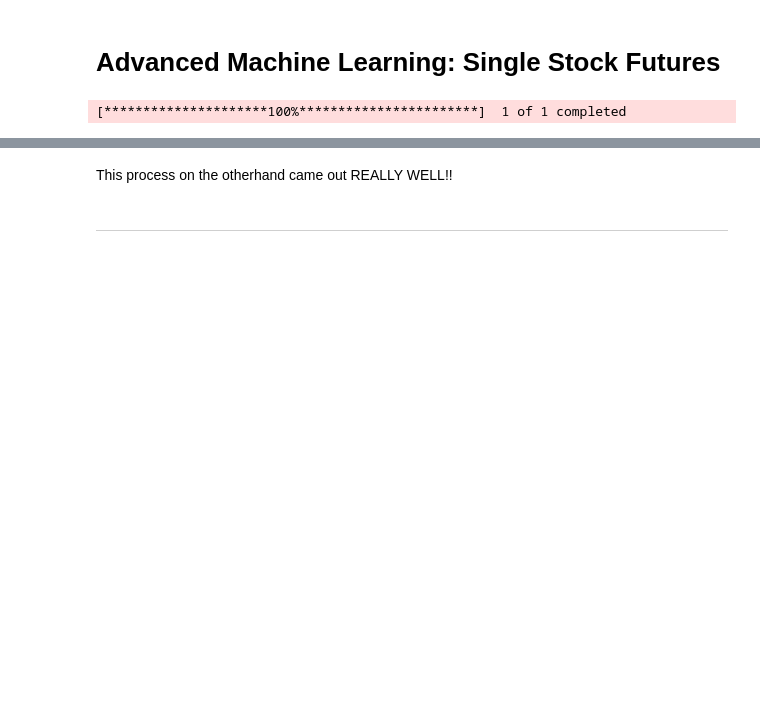
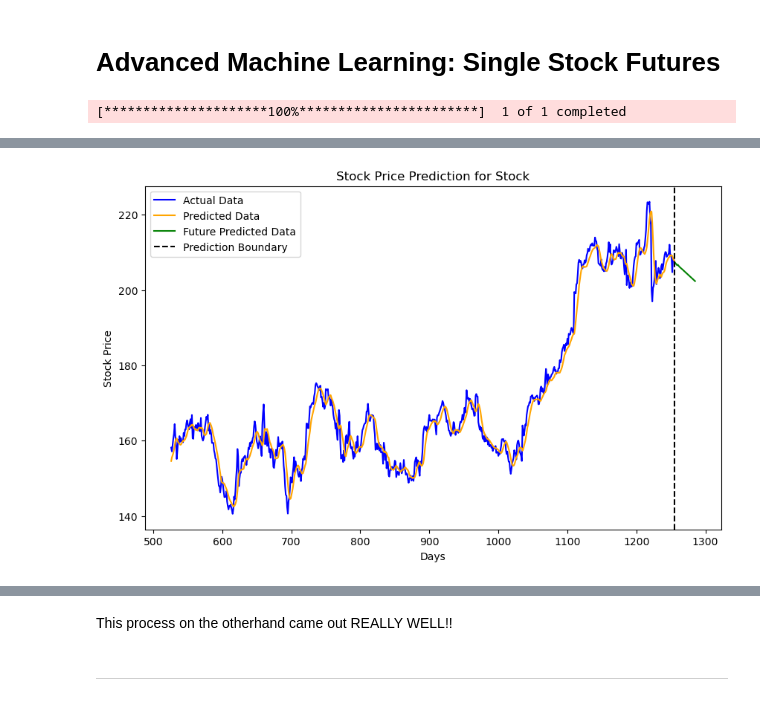
Before and after one commit to DavidS36/Stock-Prediction, a Jupyter notebook: stock model.ipynb, the cells around one changed output, grey strips where cells are left out. Drawn from its saved outputs; the diff is of its cells as text; code cells hidden in the pictures; blank space fills up the shorter version.

Commit message:
Finalized Notebooks

```diff
--- a/stock model.ipynb
+++ b/stock model.ipynb
@@ -695,36 +726,38 @@ Predicted Prices for the next 14 days (using ensemble averaging): [[207.97527]
 # %%
-# # Number of days to zoom in on
-# zoom_days = 730
+# Number of days to zoom in on
+zoom_days = 730
 
-# # Create a timeline for the final `zoom_days` of the actual data and original predictions
-# days = np.arange(len(original_data))[-zoom_days:]  # Last `zoom_days` days for the actual data
-# predicted_days = np.arange(len(original_data))[-zoom_days:]  # Adjust for the predicted data's timeline
-# future_days = np.arange(len(original_data), len(original_data) + len(predicted_prices))  # Future timeline
+# Create a timeline for the final `zoom_days` of the actual data and original predictions
+days = np.arange(len(original_data))[-zoom_days:]  # Last `zoom_days` days for the actual data
+predicted_days = np.arange(len(original_data))[-zoom_days:]  # Adjust for the predicted data's timeline
+future_days = np.arange(len(original_data), len(original_data) + len(predicted_prices))  # Future timeline
 
-# plt.figure(figsize=(10, 6))
+plt.figure(figsize=(10, 6))
 
-# # Plot last `zoom_days` of actual data in blue
-# plt.plot(days, original_data[-zoom_days:], label='Actual Data', color='blue')
+# Plot last `zoom_days` of actual data in blue
+plt.plot(days, original_data[-zoom_days:], label='Actual Data', color='blue')
 
-# # Plot last `zoom_days` of original predictions in orange
-# plt.plot(predicted_days, predicted_data[-zoom_days:], label='Predicted Data', color='orange')
+# Plot last `zoom_days` of original predictions in orange
+plt.plot(predicted_days, predicted_data[-zoom_days:], label='Predicted Data', color='orange')
 
-# # Plot future predictions in green after the dotted line
-# plt.plot(future_days, predicted_prices, label='Future Predicted Data', color='green')
+# Plot future predictions in green after the dotted line
+plt.plot(future_days, predicted_prices, label='Future Predicted Data', color='green')
 
-# # Add a vertical dotted line at the point where the future predictions start
-# plt.axvline(x=len(original_data) - 1, color='black', linestyle='--', label='Prediction Boundary')
+# Add a vertical dotted line at the point where the future predictions start
+plt.axvline(x=len(original_data) - 1, color='black', linestyle='--', label='Prediction Boundary')
 
-# # Add labels and title
-# plt.xlabel('Days')
-# plt.ylabel('Stock Price')
-# plt.title('Stock Price Prediction for Stock')
+# Add labels and title
+plt.xlabel('Days')
+plt.ylabel('Stock Price')
+plt.title('Stock Price Prediction for Stock')
 
-# # Show legend
-# plt.legend()
+# Show legend
+plt.legend()
 
-# # Show plot
-# plt.show()
+# Show plot
+plt.show()
+# %% [output]
+[figure, added]
 # %%
 noise_factor = 0.02
 initial_data = scaled_data[-7:]
```
Also changed, not shown: parts of 12 cells of this notebook.
